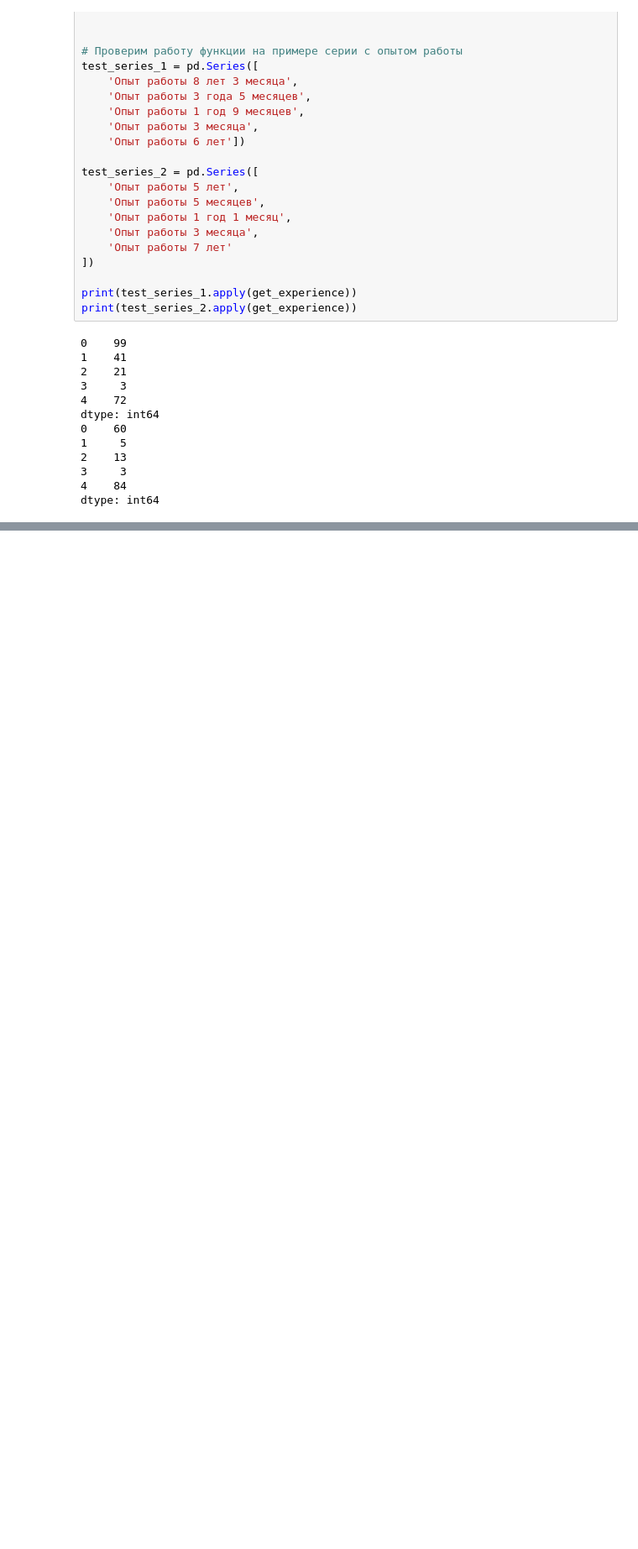
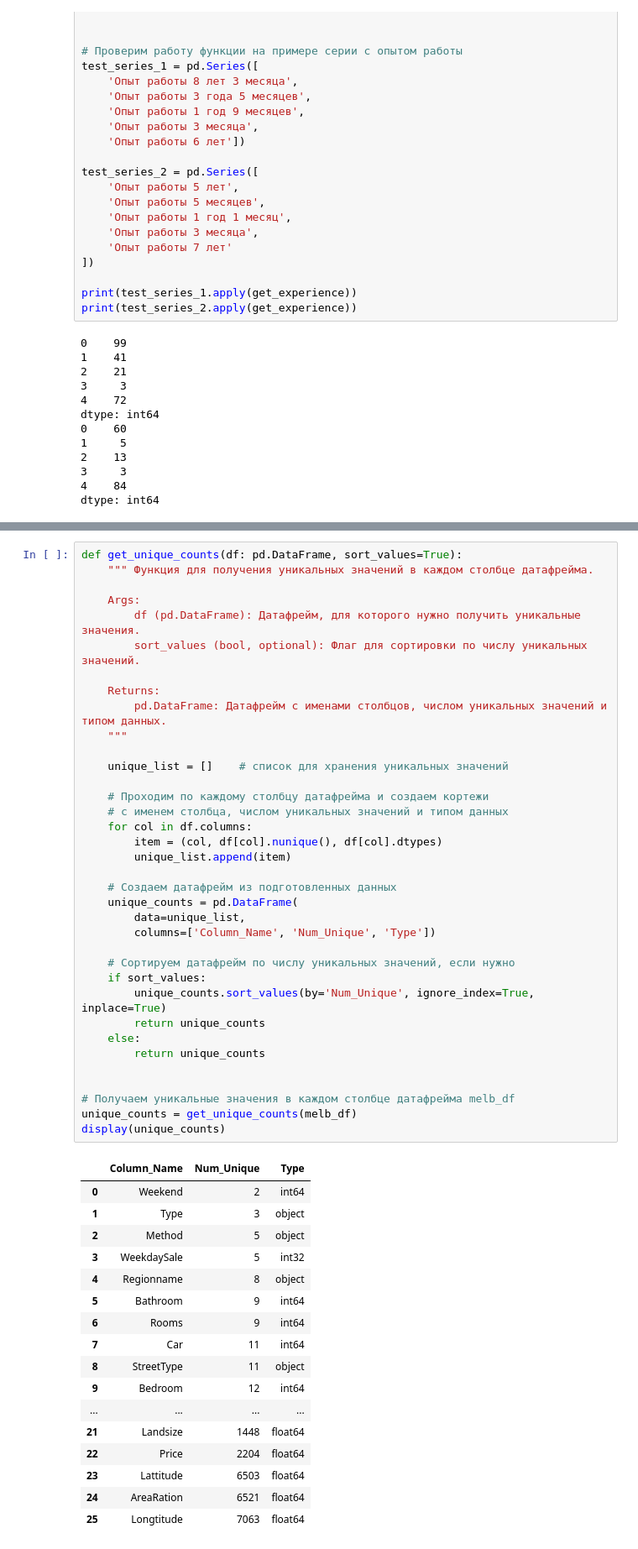
Before and after one commit to thetitorenko/sf_dspr_code, a Jupyter notebook: 01-block/04-python_11/04-python_11.ipynb, the cells around one changed output, grey strips where cells are left out. Shown: that part at 84% size. Drawn from its saved outputs; the diff is of its cells as text; blank space fills up the shorter version.

```diff
--- a/01-block/04-python_11/04-python_11.ipynb
+++ b/01-block/04-python_11/04-python_11.ipynb
@@ -453,0 +447,54 @@ dtype: object
+# %%
+def get_unique_counts(df: pd.DataFrame, sort_values=True):
+    """ Функция для получения уникальных значений в каждом столбце датафрейма.
+
+    Args:
+        df (pd.DataFrame): Датафрейм, для которого нужно получить уникальные значения.
+        sort_values (bool, optional): Флаг для сортировки по числу уникальных значений.
+
+    Returns:
+        pd.DataFrame: Датафрейм с именами столбцов, числом уникальных значений и типом данных.
+    """
+
+    unique_list = []    # список для хранения уникальных значений
+
+    # Проходим по каждому столбцу датафрейма и создаем кортежи
+    # с именем столбца, числом уникальных значений и типом данных
+    for col in df.columns:
+        item = (col, df[col].nunique(), df[col].dtypes)
+        unique_list.append(item)
+
+    # Создаем датафрейм из подготовленных данных
+    unique_counts = pd.DataFrame(
+        data=unique_list,
+        columns=['Column_Name', 'Num_Unique', 'Type'])
+
+    # Сортируем датафрейм по числу уникальных значений, если нужно
+    if sort_values:
+        unique_counts.sort_values(by='Num_Unique', ignore_index=True, inplace=True)
+        return unique_counts
+    else:
+        return unique_counts
+
+
+# Получаем уникальные значения в каждом столбце датафрейма melb_df
+unique_counts = get_unique_counts(melb_df)
+display(unique_counts)
+# %% [output]
+|  | Column_Name | Num_Unique | Type |
+| 0 | Weekend | 2 | int64 |
+| 1 | Type | 3 | object |
+| 2 | Method | 5 | object |
+| 3 | WeekdaySale | 5 | int32 |
+| 4 | Regionname | 8 | object |
+| 5 | Bathroom | 9 | int64 |
+| 6 | Rooms | 9 | int64 |
+| 7 | Car | 11 | int64 |
+| 8 | StreetType | 11 | object |
+| 9 | Bedroom | 12 | int64 |
+| ... | ... | ... | ... |
+| 21 | Landsize | 1448 | float64 |
+| 22 | Price | 2204 | float64 |
+| 23 | Lattitude | 6503 | float64 |
+| 24 | AreaRation | 6521 | float64 |
+| 25 | Longtitude | 7063 | float64 |
```
Also changed, not shown: parts of 3 cells of this notebook.
